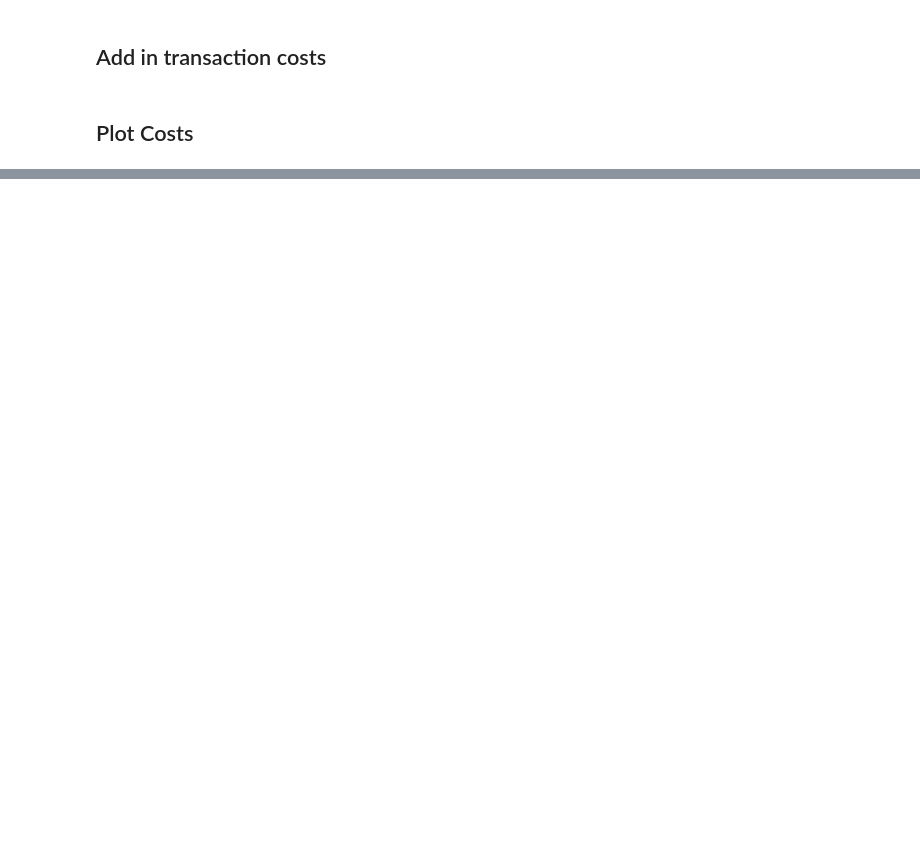
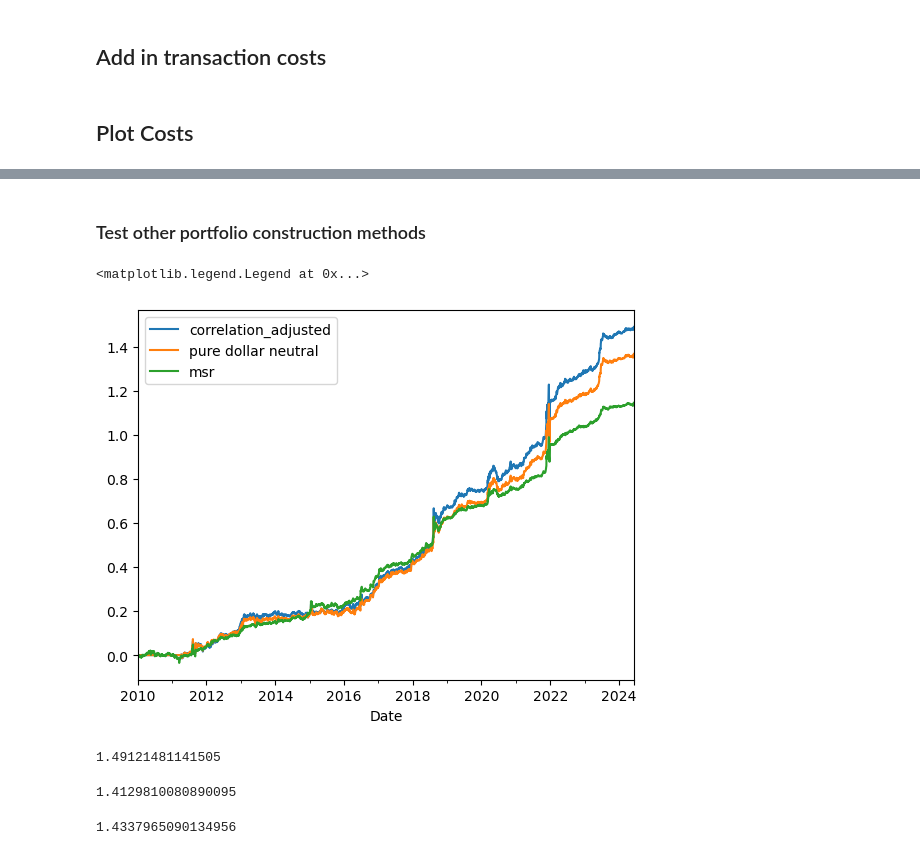
Before and after one commit to andreignatius/quant-trading, a Jupyter notebook: fx_portfolio_construction.ipynb, the cells around one changed output, grey strips where cells are left out. Saved outputs shown, nothing was run; the diff lists cells and outputs as text; code cells hidden in the pictures; blank space fills up the shorter version.

```diff
--- a/fx_portfolio_construction.ipynb
+++ b/fx_portfolio_construction.ipynb
@@ -205,0 +215,2 @@ bt.sum(axis=1).cumsum().plot()
+# %% [markdown]
+### Test other portfolio construction methods
@@ -205,0 +231,33 @@ bt.sum(axis=1).cumsum().plot()
+# %%
+
+opt = pyf.OptimPort(df_chg,er)
+wtsss = opt.get_corr_adjusted_weights(ret_pred,df_chg.corr(),dollar_neutralize= True)
+# %%
+
+imp = pyf.Implementation(ret_pred)
+wt = imp.demean_and_delever_weights()
+# %%
+
+
+corr_adjust = wtsss*df_chg
+pure_dollar_n = wt*df_chg
+max_sharpe = weights_clean*df_chg
+(corr_adjust).cumsum().sum(axis=1).plot(label = 'correlation_adjusted')
+(pure_dollar_n).cumsum().sum(axis=1).plot(label ='pure dollar neutral')
+(max_sharpe).cumsum().sum(axis=1).plot(label = 'msr')
+plt.legend()
+# %% [output]
+<matplotlib.legend.Legend at 0x...>
+[figure, added]
+# %%
+(max_sharpe.sum(axis=1).mean()/max_sharpe.sum(axis=1).std())*np.sqrt(252)
+# %% [output]
+1.49121481141505
+# %%
+(pure_dollar_n.sum(axis=1).mean()/pure_dollar_n.sum(axis=1).std())*np.sqrt(252)
+# %% [output]
+1.4129810080890095
+# %%
+(corr_adjust.sum(axis=1).mean()/corr_adjust.sum(axis=1).std())*np.sqrt(252)
+# %% [output]
+1.4337965090134956
```
Also changed, not shown: parts of 15 cells of this notebook, 4 other files.
